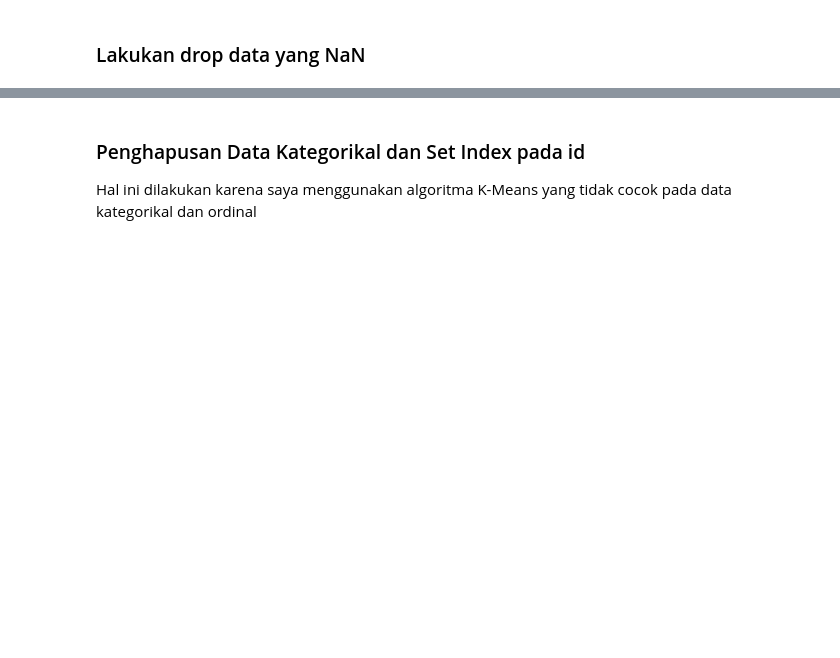
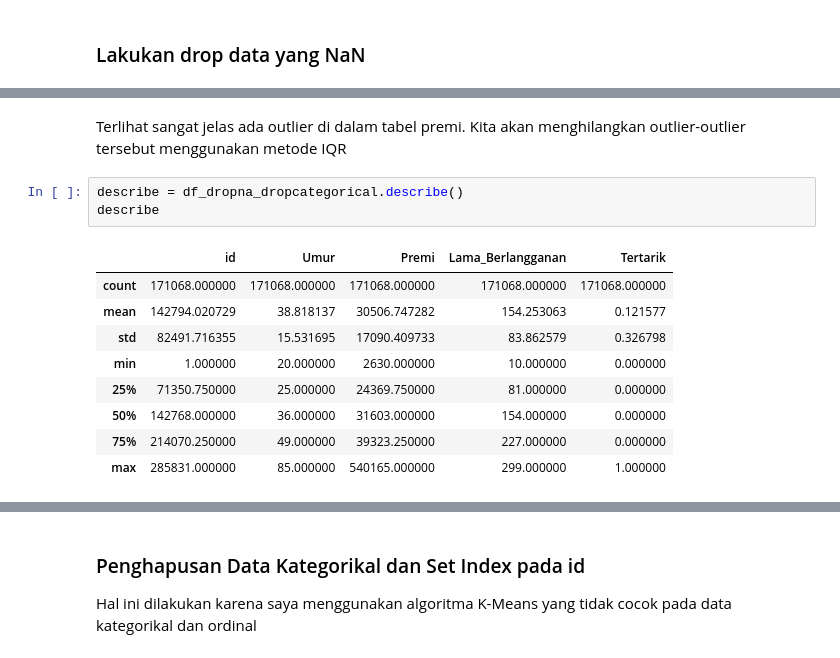
Before and after one commit to kaenova/Malin_Tubes1, a Jupyter notebook: notebooks/Pembelajaran Mesin Tugas Besar 1.ipynb, the cells around one changed output, grey strips where cells are left out. Drawn from its saved outputs; the diff is of its cells as text; blank space fills up the shorter version.

```diff
--- a/notebooks/Pembelajaran Mesin Tugas Besar 1.ipynb
+++ b/notebooks/Pembelajaran Mesin Tugas Besar 1.ipynb
@@ -38,0 +71,15 @@ df_dropna.sample(5)
+# %% [markdown]
+Terlihat sangat jelas ada outlier di dalam tabel premi. Kita akan menghilangkan outlier-outlier tersebut menggunakan metode IQR
+# %%
+describe = df_dropna_dropcategorical.describe()
+describe
+# %% [output]
+|  | id | Umur | Premi | Lama_Berlangganan | Tertarik |
+| count | 171068.000000 | 171068.000000 | 171068.000000 | 171068.000000 | 171068.000000 |
+| mean | 142794.020729 | 38.818137 | 30506.747282 | 154.253063 | 0.121577 |
+| std | 82491.716355 | 15.531695 | 17090.409733 | 83.862579 | 0.326798 |
+| min | 1.000000 | 20.000000 | 2630.000000 | 10.000000 | 0.000000 |
+| 25% | 71350.750000 | 25.000000 | 24369.750000 | 81.000000 | 0.000000 |
+| 50% | 142768.000000 | 36.000000 | 31603.000000 | 154.000000 | 0.000000 |
+| 75% | 214070.250000 | 49.000000 | 39323.250000 | 227.000000 | 0.000000 |
+| max | 285831.000000 | 85.000000 | 540165.000000 | 299.000000 | 1.000000 |
```
Also changed, not shown: parts of 22 cells of this notebook, 5 other files.
